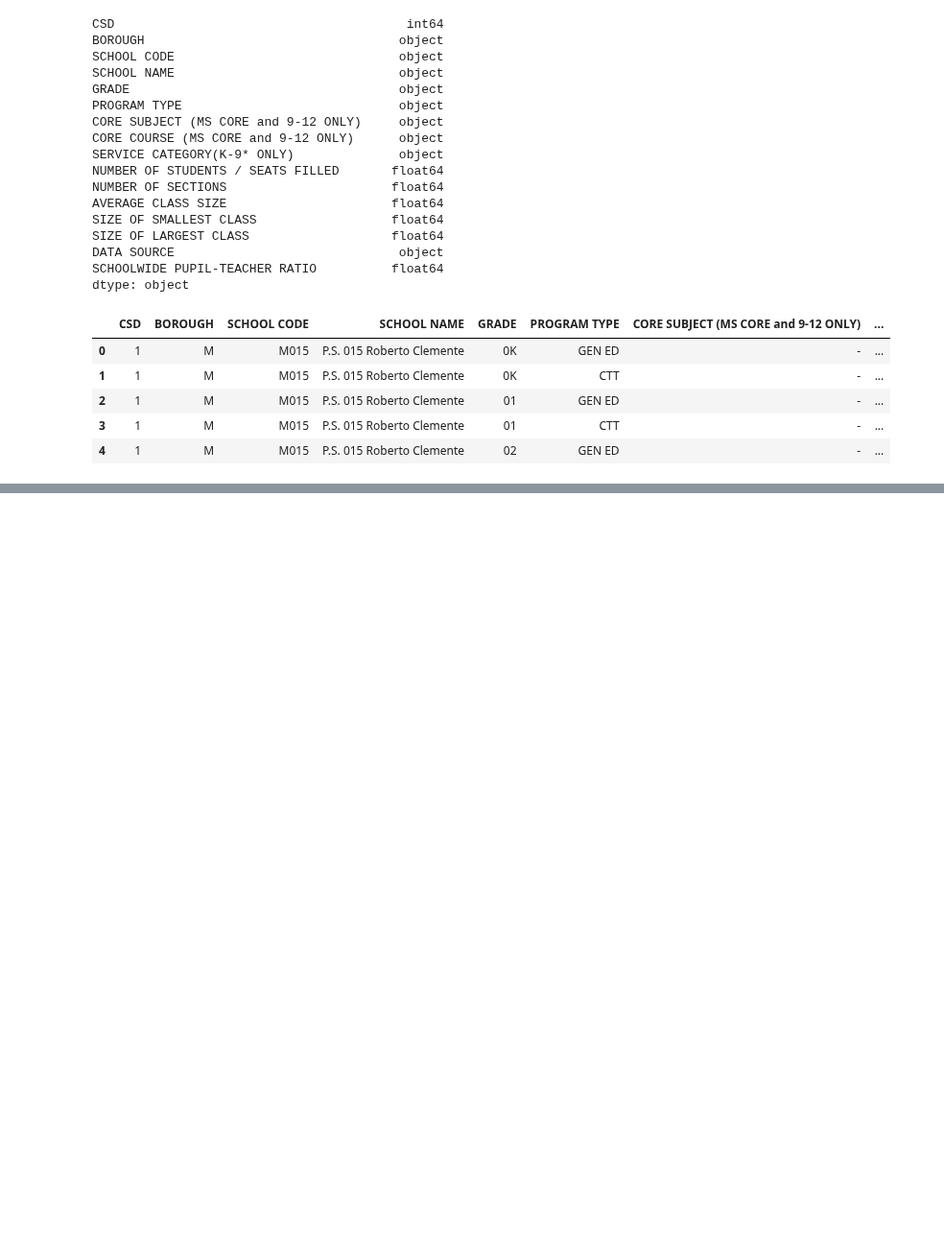
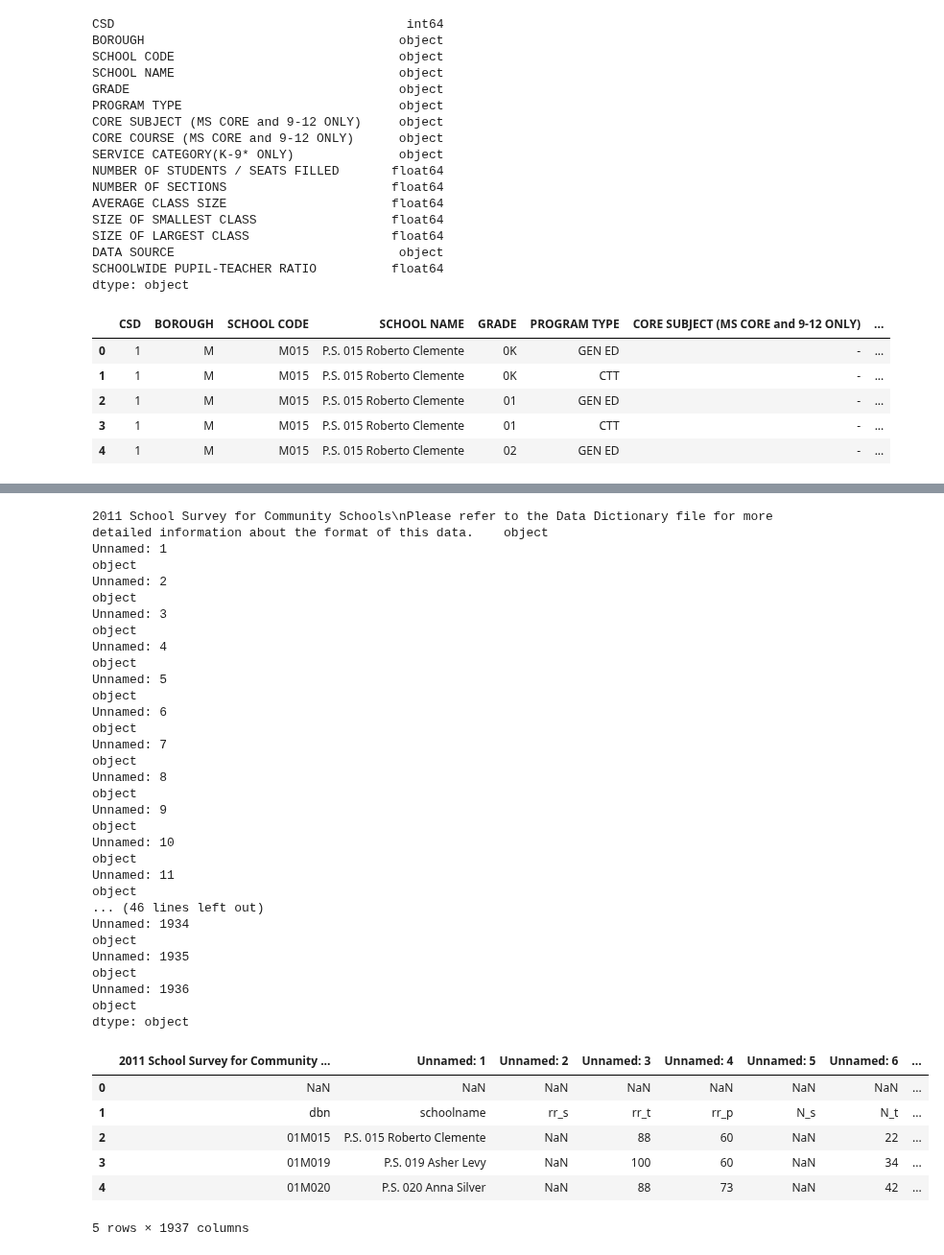
Before and after one commit to ckyko/CSC59970Project, a Jupyter notebook: school_scores.ipynb, the cells around one changed output, grey strips where cells are left out. Shown at 96% size. Cells and saved outputs as stored; diff of their text form; code cells hidden in the pictures; blank space fills up the shorter version.

```diff
--- a/school_scores.ipynb
+++ b/school_scores.ipynb
@@ -199,0 +232,29 @@ dtype: object
+# %%
+r_mas2 = pd.read_excel(DATA_PATH_MAS2)
+print(r_mas2.dtypes)
+r_mas2.head()
+# %% [output]
+2011 School Survey for Community Schools\nPlease refer to the Data Dictionary file for more detailed information about the format of this data.    object
+Unnamed: 1                                                                                                                                         object
+Unnamed: 2                                                                                                                                         object
+Unnamed: 3                                                                                                                                         object
+Unnamed: 4                                                                                                                                         object
+Unnamed: 5                                                                                                                                         object
+Unnamed: 6                                                                                                                                         object
+Unnamed: 7                                                                                                                                         object
+Unnamed: 8                                                                                                                                         object
+Unnamed: 9                                                                                                                                         object
+Unnamed: 10                                                                                                                                        object
+Unnamed: 11                                                                                                                                        object
+... (46 lines left out)
+Unnamed: 1934                                                                                                                                      object
+Unnamed: 1935                                                                                                                                      object
+Unnamed: 1936                                                                                                                                      object
+dtype: object
+|  | 2011 School Survey for Community ... | Unnamed: 1 | Unnamed: 2 | Unnamed: 3 | Unnamed: 4 | Unnamed: 5 | Unnamed: 6 | ... |
+| 0 | NaN | NaN | NaN | NaN | NaN | NaN | NaN | ... |
+| 1 | dbn | schoolname | rr_s | rr_t | rr_p | N_s | N_t | ... |
+| 2 | 01M015 | P.S. 015 Roberto Clemente | NaN | 88 | 60 | NaN | 22 | ... |
+| 3 | 01M019 | P.S. 019 Asher Levy | NaN | 100 | 60 | NaN | 34 | ... |
+| 4 | 01M020 | P.S. 020 Anna Silver | NaN | 88 | 73 | NaN | 42 | ... |
+5 rows × 1937 columns
```
Also changed, not shown: parts of 4 cells of this notebook.
